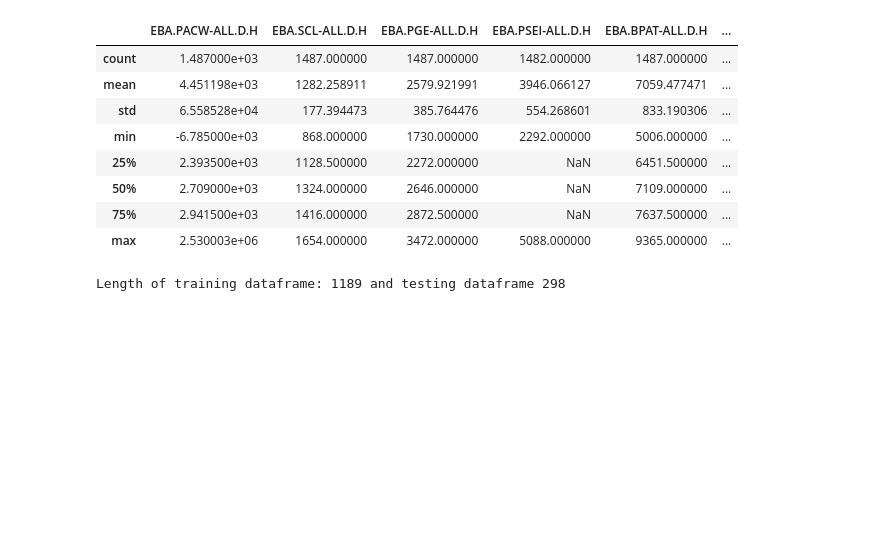
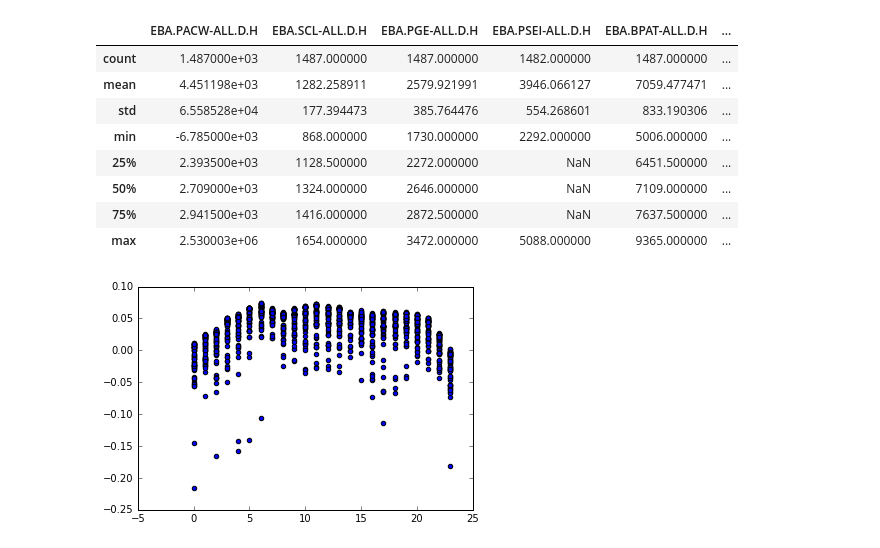
Before and after one commit to johnmrudolph/jupyter_blog, a Jupyter notebook: detecting_outliers.ipynb, the cells around one changed output. Cells and saved outputs as stored; diff of their text form; code cells hidden in the pictures; blank space fills up the shorter version.

```diff
--- a/detecting_outliers.ipynb
+++ b/detecting_outliers.ipynb
@@ -52,9 +52,3 @@ concat_df.describe()
 | 50% | 2.709000e+03 | 1324.000000 | 2646.000000 | NaN | 7109.000000 | ... |
 | 75% | 2.941500e+03 | 1416.000000 | 2872.500000 | NaN | 7637.500000 | ... |
 | max | 2.530003e+06 | 1654.000000 | 3472.000000 | 5088.000000 | 9365.000000 | ... |
-# %%
-concat_df['HOUR'] = concat_df.index.to_datetime().hour
-# train, test = train_test_split(concat_df, test_size = 0.2)
-# print('Length of training dataframe: {} and testing dataframe {}'.format(len(train), len(test)))
-# %% [output]
-Length of training dataframe: 1189 and testing dataframe 298
@@ -61,9 +57,13 @@ Length of training dataframe: 1189 and testing dataframe 298
 # %%
-rng = np.random.RandomState(42)
-clf = IsolationForest(max_samples=100, random_state=rng)
+clf = IsolationForest(contamination=.01)
 x_train = concat_df[['HOUR', 'EBA.PACW-ALL.D.H']].values
 clf.fit(x_train)
 y_pred_train = clf.predict(x_train)
 # %%
 test = clf.decision_function(x_train)
+# %%
+plt.scatter(concat_df['HOUR'].values, test)
+plt.show()
+# %% [output]
+[figure, added]
 # %%
```
Also changed, not shown: parts of 4 cells of this notebook.
